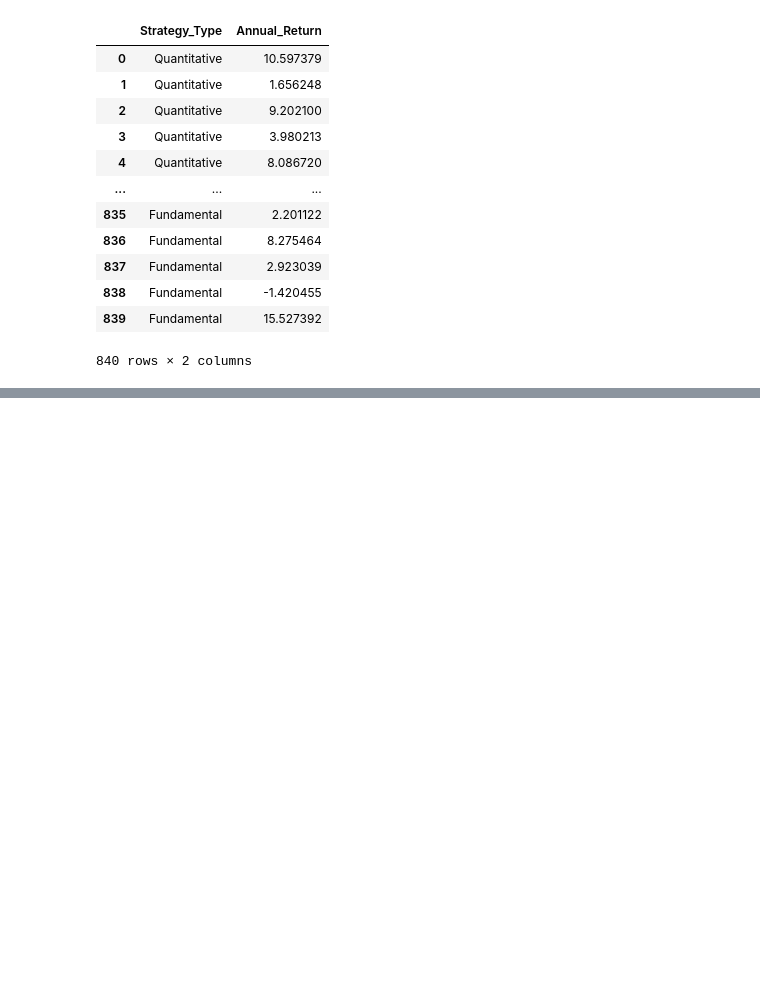
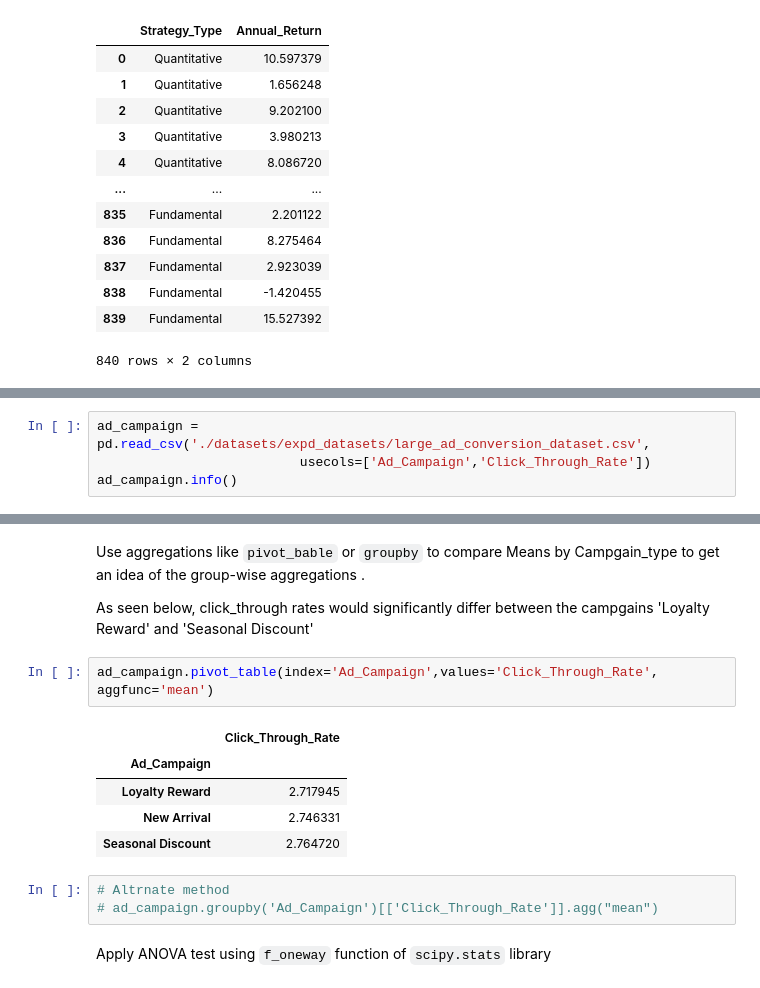
Before and after one commit to abhijeet-bhambere/python-ml-trail, a Jupyter notebook: experimental_design.ipynb, the cells around one changed output, grey strips where cells are left out. Drawn from its saved outputs; the diff is of its cells as text; blank space fills up the shorter version.

```diff
--- a/experimental_design.ipynb
+++ b/experimental_design.ipynb
@@ -1179,0 +1195,4 @@ pd.read_csv('datasets/expd_datasets/investment_returns.csv')
+# %%
+ad_campaign = pd.read_csv('./datasets/expd_datasets/large_ad_conversion_dataset.csv',
+                          usecols=['Ad_Campaign','Click_Through_Rate'])
+ad_campaign.info()
@@ -1179,0 +1209,17 @@ pd.read_csv('datasets/expd_datasets/investment_returns.csv')
+# %% [markdown]
+Use aggregations like `pivot_bable` or `groupby` to compare Means by Campgain_type to get an idea of the group-wise aggregations .
+
+As seen below, click_through rates would significantly differ between the campgains 'Loyalty Reward' and 'Seasonal Discount'
+# %%
+ad_campaign.pivot_table(index='Ad_Campaign',values='Click_Through_Rate',  aggfunc='mean')
+# %% [output]
+|  | Click_Through_Rate |
+| Ad_Campaign |  |
+| Loyalty Reward | 2.717945 |
+| New Arrival | 2.746331 |
+| Seasonal Discount | 2.764720 |
+# %%
+# Altrnate method
+# ad_campaign.groupby('Ad_Campaign')[['Click_Through_Rate']].agg("mean")
+# %% [markdown]
+Apply ANOVA test using  `f_oneway` function of `scipy.stats` library
```
Also changed, not shown: parts of 6 cells of this notebook.
